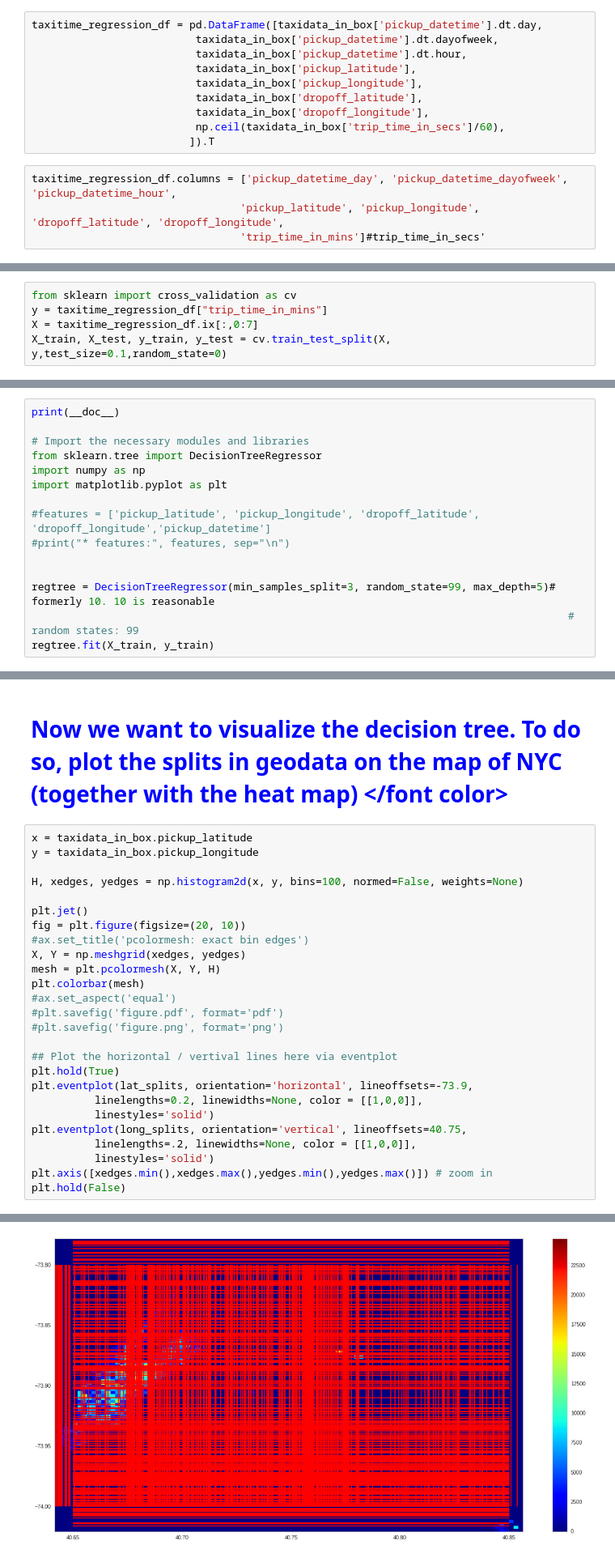
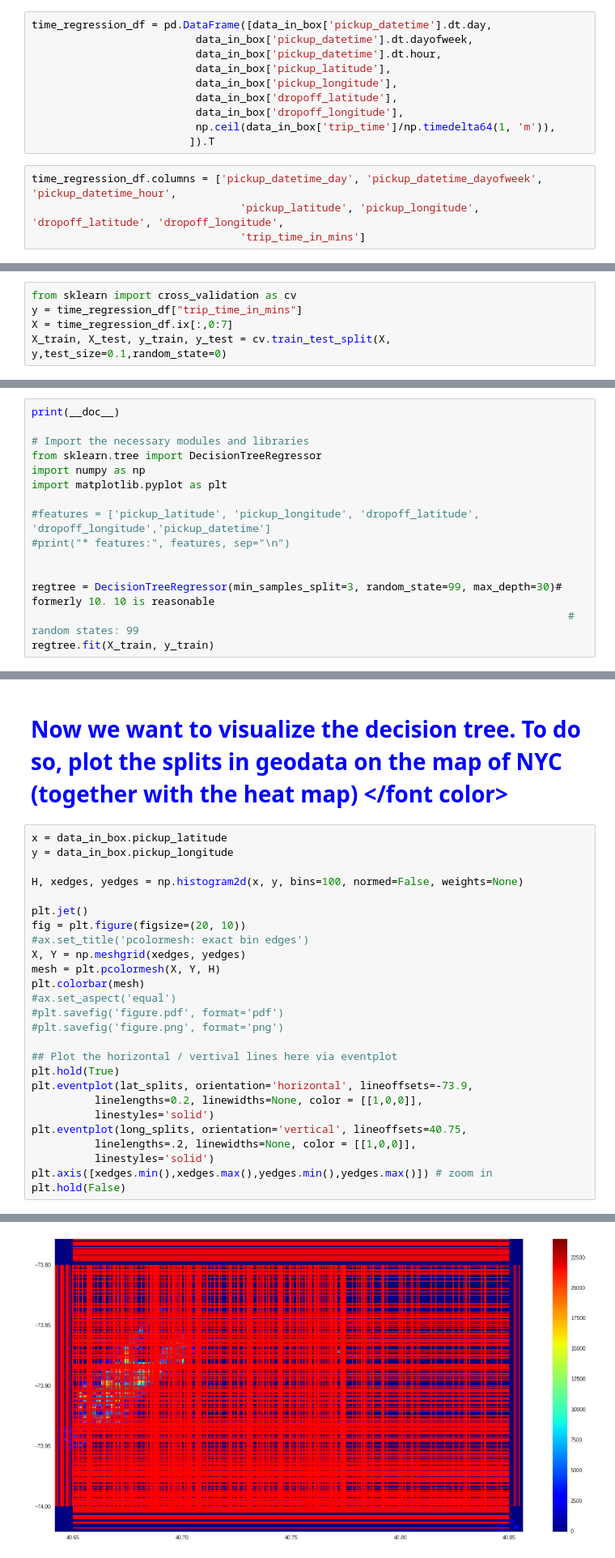
Before and after one commit to nikhase/nyc-taxi, a Jupyter notebook: weeklyAnalysis.ipynb, the cells around one changed output, grey strips where cells are left out. Shown at 81% size. Saved outputs shown, nothing was run; the diff lists cells and outputs as text.

Commit message:
made taxi models for the period. Still need to do the bike model. Compare single tree with random forest with same depth.

```diff
--- a/weeklyAnalysis.ipynb
+++ b/weeklyAnalysis.ipynb
@@ -753,19 +773,19 @@ taxidata_in_box.head()
 # %% [markdown]
 # Make a new dataframe with features and targets
 # %%
-taxitime_regression_df = pd.DataFrame([taxidata_in_box['pickup_datetime'].dt.day,
-                          taxidata_in_box['pickup_datetime'].dt.dayofweek,
-                          taxidata_in_box['pickup_datetime'].dt.hour,
-                          taxidata_in_box['pickup_latitude'],
-                          taxidata_in_box['pickup_longitude'],
-                          taxidata_in_box['dropoff_latitude'],
-                          taxidata_in_box['dropoff_longitude'],
-                          np.ceil(taxidata_in_box['trip_time_in_secs']/60),
+time_regression_df = pd.DataFrame([data_in_box['pickup_datetime'].dt.day,
+                          data_in_box['pickup_datetime'].dt.dayofweek,
+                          data_in_box['pickup_datetime'].dt.hour,
+                          data_in_box['pickup_latitude'],
+                          data_in_box['pickup_longitude'],
+                          data_in_box['dropoff_latitude'],
+                          data_in_box['dropoff_longitude'],
+                          np.ceil(data_in_box['trip_time']/np.timedelta64(1, 'm')),
                          ]).T
 # %%
-taxitime_regression_df.columns = ['pickup_datetime_day', 'pickup_datetime_dayofweek', 'pickup_datetime_hour',
+time_regression_df.columns = ['pickup_datetime_day', 'pickup_datetime_dayofweek', 'pickup_datetime_hour',
                                  'pickup_latitude', 'pickup_longitude', 'dropoff_latitude', 'dropoff_longitude',
-                                 'trip_time_in_mins']#trip_time_in_secs'
+                                 'trip_time_in_mins']
 # %% [markdown]
 Use minutes for prediction instead of seconds (ceil the time). Definitley more robust than seconds!
 # %%
@@ -832,8 +858,8 @@ As we see, most of the trips take between 5 and 15 minutes.
 # Split the data into a training dataset and a test dataset. Evaluate the performance of the decision tree on the test data
 # %%
 from sklearn import cross_validation as cv
-y = taxitime_regression_df["trip_time_in_mins"]
-X = taxitime_regression_df.ix[:,0:7]
+y = time_regression_df["trip_time_in_mins"]
+X = time_regression_df.ix[:,0:7]
 X_train, X_test, y_train, y_test = cv.train_test_split(X, y,test_size=0.1,random_state=0)
 # %%
 X_test.head()
@@ -901,7 +927,7 @@ import matplotlib.pyplot as plt
 #print("* features:", features, sep="\n")
 
 
-regtree = DecisionTreeRegressor(min_samples_split=3, random_state=99, max_depth=5)# formerly 10. 10 is reasonable
+regtree = DecisionTreeRegressor(min_samples_split=3, random_state=99, max_depth=30)# formerly 10. 10 is reasonable
                                                                                      # random states: 99
 regtree.fit(X_train, y_train)
 # %% [output]
@@ -1510,31 +1388,31 @@ Index(['pickup_datetime_day', 'pickup_datetime_dayofweek',
 # %% [markdown]
 # <font color = 'blue'> Now we want to visualize the decision tree. To do so, plot the splits in geodata on the map of NYC (together with the heat map) </font color>
 # %%
-x = taxidata_in_box.pickup_latitude
-y = taxidata_in_box.pickup_longitude
+x = data_in_box.pickup_latitude
+y = data_in_box.pickup_longitude
 
 H, xedges, yedges = np.histogram2d(x, y, bins=100, normed=False, weights=None)
 
 plt.jet()
 fig = plt.figure(figsize=(20, 10))
 #ax.set_title('pcolormesh: exact bin edges')
 X, Y = np.meshgrid(xedges, yedges)
 mesh = plt.pcolormesh(X, Y, H)
 plt.colorbar(mesh)
 #ax.set_aspect('equal')
 #plt.savefig('figure.pdf', format='pdf')
 #plt.savefig('figure.png', format='png')
 
 ## Plot the horizontal / vertival lines here via eventplot
 plt.hold(True)
 plt.eventplot(lat_splits, orientation='horizontal', lineoffsets=-73.9,
           linelengths=0.2, linewidths=None, color = [[1,0,0]],
           linestyles='solid')
 plt.eventplot(long_splits, orientation='vertical', lineoffsets=40.75,
           linelengths=.2, linewidths=None, color = [[1,0,0]],
           linestyles='solid')
 plt.axis([xedges.min(),xedges.max(),yedges.min(),yedges.max()]) # zoom in
 plt.hold(False)
 # %% [output]
 <matplotlib.figure.Figure at 0x...>
-[figure, old version]
+[figure, new version]
```
Also changed, not shown: parts of 186 cells of this notebook, 1 other file.
